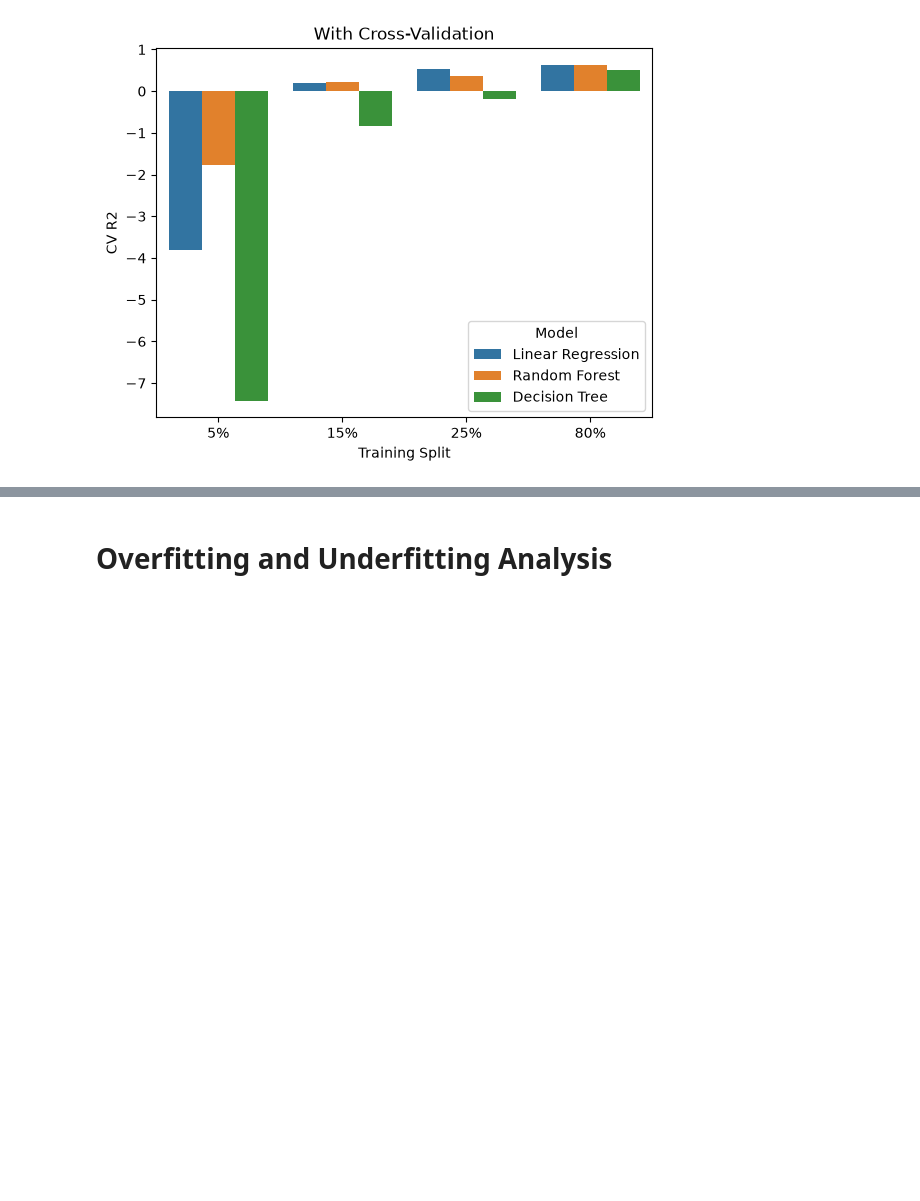
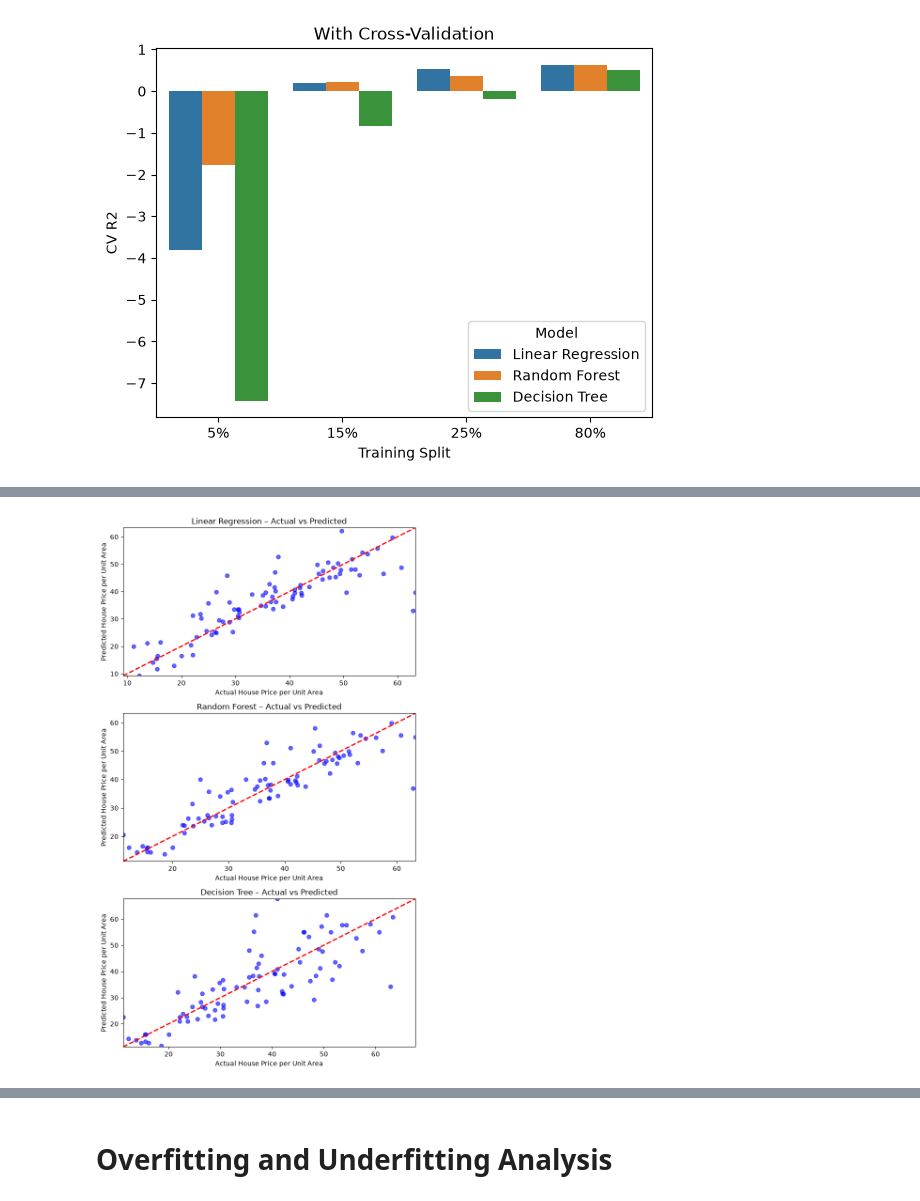
Before and after one commit to sba25049-boop/ML-CA1_sba25049_1126, a Jupyter notebook: Mariana_Garcia_sba25049_CA1.ipynb, the cells around one changed output, grey strips where cells are left out. Drawn from its saved outputs; the diff is of its cells as text; code cells hidden in the pictures; blank space fills up the shorter version.

```diff
--- a/Mariana_Garcia_sba25049_CA1.ipynb
+++ b/Mariana_Garcia_sba25049_CA1.ipynb
@@ -1238,0 +1302,50 @@ Overall, Random Forest appears to be the best-performing model.
+# %%
+import matplotlib.pyplot as plt
+
+X_train, X_test, y_train, y_test = splits[0.80]
+
+# Store predictions
+predictions = {}
+
+# Train and predict for each model
+for name, model in models.items():
+
+    model.fit(X_train, y_train)
+
+    y_pred = model.predict(X_test)
+
+    predictions[name] = y_pred
+
+# Plot actual vs predicted values vertically
+plt.figure(figsize=(7, 12))
+
+for i, (name, y_pred) in enumerate(predictions.items()):
+
+    plt.subplot(3, 1, i + 1)
+
+    # Actual vs predicted
+    plt.scatter(y_test, y_pred, color="blue", alpha=0.6)
+
+    # Perfect prediction line
+    min_value = min(y_test.min(), y_pred.min())
+    max_value = max(y_test.max(), y_pred.max())
+
+    plt.plot(
+        [min_value, max_value],
+        [min_value, max_value],
+        color="red",
+        linestyle="--",
+        linewidth=2
+    )
+
+    plt.title(f"{name} – Actual vs Predicted")
+    plt.xlabel("Actual House Price per Unit Area")
+    plt.ylabel("Predicted House Price per Unit Area")
+
+    plt.xlim(min_value, max_value)
+    plt.ylim(min_value, max_value)
+
+plt.tight_layout()
+plt.show()
+# %% [output]
+[figure, added]
```
Also changed, not shown: parts of 24 cells of this notebook.
